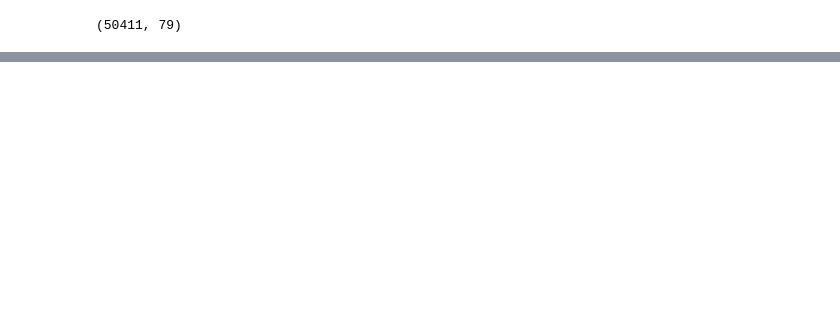
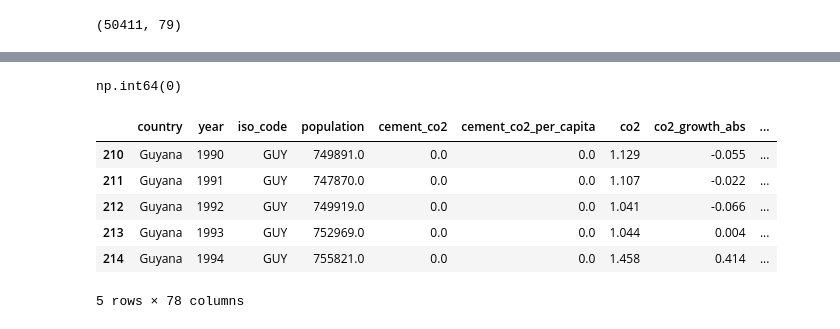
Before and after one commit to dsaedinia/DSE511-HW2, a Jupyter notebook: notebooks/data_parse.ipynb, the cells around one changed output, grey strips where cells are left out. Drawn from its saved outputs; the diff is of its cells as text; code cells hidden in the pictures; blank space fills up the shorter version.

```diff
--- a/notebooks/data_parse.ipynb
+++ b/notebooks/data_parse.ipynb
@@ -63,0 +117,13 @@ NA_df.describe()
+# %%
+# Grabbing World bank dataset from OWID
+world_bank_url = "https://ourworldindata.org/grapher/gdp-worldbank.csv?v=1&csvType=full&useColumnShortNames=true"
+
+df_gdp = pd.DataFrame()
+if os.path.exists(f"{RAW_FOLDER}/gdp-worldbank.csv"):
+    df_gdp = pd.read_csv(f"{RAW_FOLDER}/gdp-worldbank.csv")
+else:
+    df_gdp = pd.read_csv(world_bank_url, storage_options = {'User-Agent': 'Our World In Data data fetch/1.0'})
+    df_gdp.to_csv(f"{RAW_FOLDER}/gdp-worldbank.csv", index=False)
+
+# checking values
+df_gdp.head()
@@ -63,0 +137,6 @@ NA_df.describe()
+# %%
+# Need to rename the columns to match the CO2 dataset for merging
+df_gdp = df_gdp.rename(columns={'entity': 'country', 'code': 'iso_code', 'Year': 'year', 'ny_gdp_mktp_pp_kd': 'gdp'})
+df_gdp.head()
+
+# print(df_gdp[df_gdp['country'] == 'Suriname'])
@@ -63,0 +150,22 @@ NA_df.describe()
+# %%
+# Getting old dataframe ready for merge --> need to take out old GDP since it is expressed in 2011 prices
+sAmerica_df = sAmerica_df.drop(columns=['gdp', 'co2_per_gdp'])
+
+final_df = sAmerica_df.merge(df_gdp[['country', 'year', 'gdp']], how='left', on=['country', 'year'])
+# Checking if there are dups
+final_df.duplicated(subset=['country', 'year']).sum()
+# %% [output]
+np.int64(0)
+# %%
+# Just checking if the merge worked for Suriname and Guyana
+# final_df[final_df['country'] == 'Suriname'].head()
+
+final_df[final_df['country'] == 'Guyana'].head()
+# %% [output]
+|  | country | year | iso_code | population | cement_co2 | cement_co2_per_capita | co2 | co2_growth_abs | ... |
+| 210 | Guyana | 1990 | GUY | 749891.0 | 0.0 | 0.0 | 1.129 | -0.055 | ... |
+| 211 | Guyana | 1991 | GUY | 747870.0 | 0.0 | 0.0 | 1.107 | -0.022 | ... |
+| 212 | Guyana | 1992 | GUY | 749919.0 | 0.0 | 0.0 | 1.041 | -0.066 | ... |
+| 213 | Guyana | 1993 | GUY | 752969.0 | 0.0 | 0.0 | 1.044 | 0.004 | ... |
+| 214 | Guyana | 1994 | GUY | 755821.0 | 0.0 | 0.0 | 1.458 | 0.414 | ... |
+5 rows × 78 columns
```
Also changed, not shown: parts of 12 cells of this notebook.
